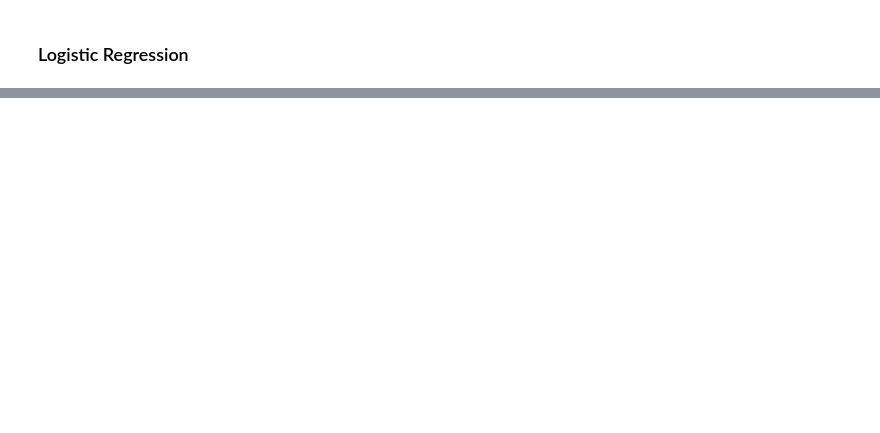
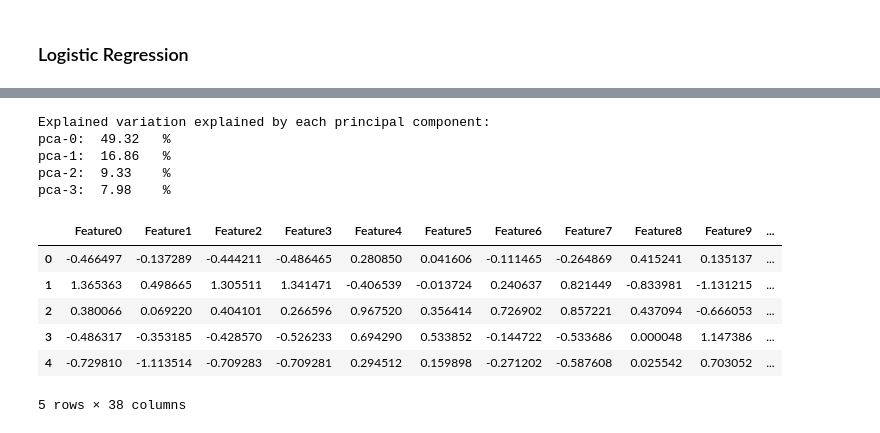
Before and after one commit to FabriceBeaumont/MachineLearning, a Jupyter notebook: pytorch/PyTorchTutorial.ipynb, the cells around one changed output, grey strips where cells are left out. Drawn from its saved outputs; the diff is of its cells as text; code cells hidden in the pictures; blank space fills up the shorter version.

```diff
--- a/pytorch/PyTorchTutorial.ipynb
+++ b/pytorch/PyTorchTutorial.ipynb
@@ -686,0 +755,32 @@ for epoch in range(1, num_epochs + 1):
+# %%
+n_components: int = 4
+
+pca = PCA(n_components=n_components)
+# Apply PCA to the DataFrame.
+pca_result = pca.fit_transform(df[feat_cols].values)
+
+# Save the analysis in new columns for each component.
+component_name_pattern: str = "pca-{}"
+for i in range(n_components):
+    df[component_name_pattern.format(i)] = pca_result[:,i]
+
+# Get the components with the highest evaluation.
+pc_ratios = [x for x in pca.explained_variance_ratio_]
+print(f'Explained variation explained by each principal component:')
+for i in range(n_components):
+    print(f"{component_name_pattern.format(i)}:\t{pc_ratios[i]*100:.2f}\t%")
+
+df.head()
+# %% [output]
+Explained variation explained by each principal component:
+pca-0:  49.32   %
+pca-1:  16.86   %
+pca-2:  9.33    %
+pca-3:  7.98    %
+|  | Feature0 | Feature1 | Feature2 | Feature3 | Feature4 | Feature5 | Feature6 | Feature7 | Feature8 | Feature9 | ... |
+| 0 | -0.466497 | -0.137289 | -0.444211 | -0.486465 | 0.280850 | 0.041606 | -0.111465 | -0.264869 | 0.415241 | 0.135137 | ... |
+| 1 | 1.365363 | 0.498665 | 1.305511 | 1.341471 | -0.406539 | -0.013724 | 0.240637 | 0.821449 | -0.833981 | -1.131215 | ... |
+| 2 | 0.380066 | 0.069220 | 0.404101 | 0.266596 | 0.967520 | 0.356414 | 0.726902 | 0.857221 | 0.437094 | -0.666053 | ... |
+| 3 | -0.486317 | -0.353185 | -0.428570 | -0.526233 | 0.694290 | 0.533852 | -0.144722 | -0.533686 | 0.000048 | 1.147386 | ... |
+| 4 | -0.729810 | -1.113514 | -0.709283 | -0.709281 | 0.294512 | 0.159898 | -0.271202 | -0.587608 | 0.025542 | 0.703052 | ... |
+5 rows × 38 columns
```
Also changed, not shown: parts of 51 cells of this notebook.
